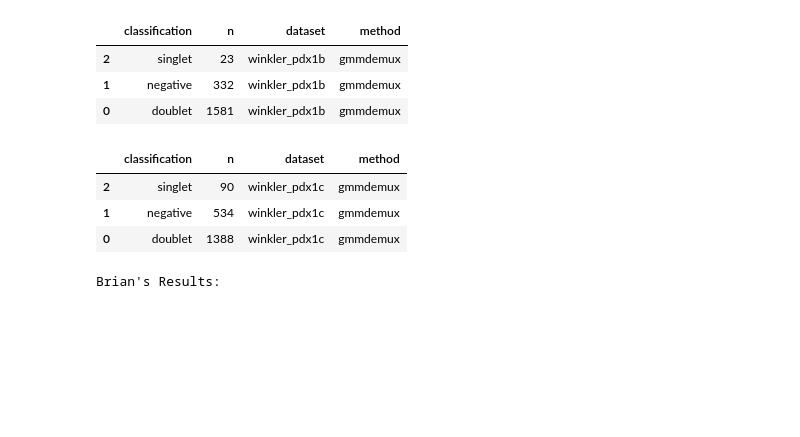
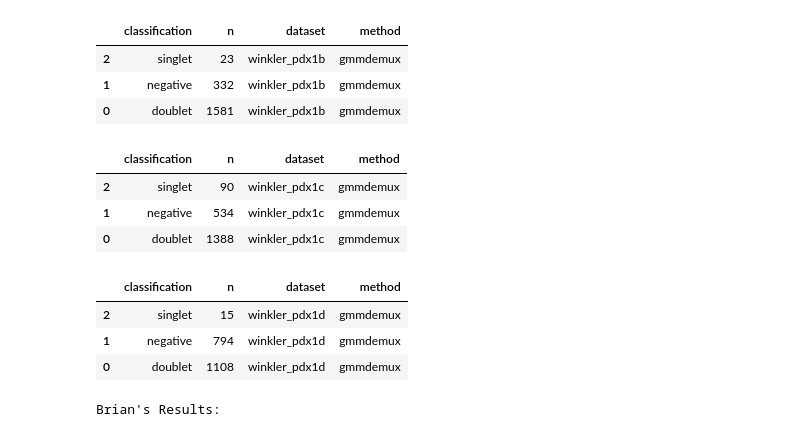
Before and after one commit to cheryl-xiang/demultiplexing-methods, a Jupyter notebook: analysis/compare_summaries.ipynb, the cells around one changed output. Cells and saved outputs as stored; diff of their text form; code cells hidden in the pictures; blank space fills up the shorter version.

```diff
--- a/analysis/compare_summaries.ipynb
+++ b/analysis/compare_summaries.ipynb
@@ -576,3 +582,27 @@ brian_gmmdemux_winkler_pdx1c
+# %%
+df = pd.read_csv('brian-scripts/Winkler_calls/labels_winkler_pdx1d_gmmdemux.csv', header=None)
+df = df.rename(columns={0: 'classification'})
+
+df['classification'] = df['classification'].replace({
+    0: 'negative',
+    1000: 'doublet'
+})
+
+df.loc[~df['classification'].isin(['negative', 'doublet']), 'classification'] = 'singlet'
+
+summary = df['classification'].value_counts().reset_index()
+summary.columns = ['classification', 'n']
+summary = summary.sort_values(by='n', ascending=True)
+summary['dataset'] = 'winkler_pdx1d'
+summary['method'] = 'gmmdemux'
+
+brian_gmmdemux_winkler_pdx1d = summary
+brian_gmmdemux_winkler_pdx1d
+# %% [output]
+|  | classification | n | dataset | method |
+| 2 | singlet | 15 | winkler_pdx1d | gmmdemux |
+| 1 | negative | 794 | winkler_pdx1d | gmmdemux |
+| 0 | doublet | 1108 | winkler_pdx1d | gmmdemux |
 # %%
 #winkler_pdx3a
 # %%
```
Also changed, not shown: parts of 3 cells of this notebook, 8 other files.
